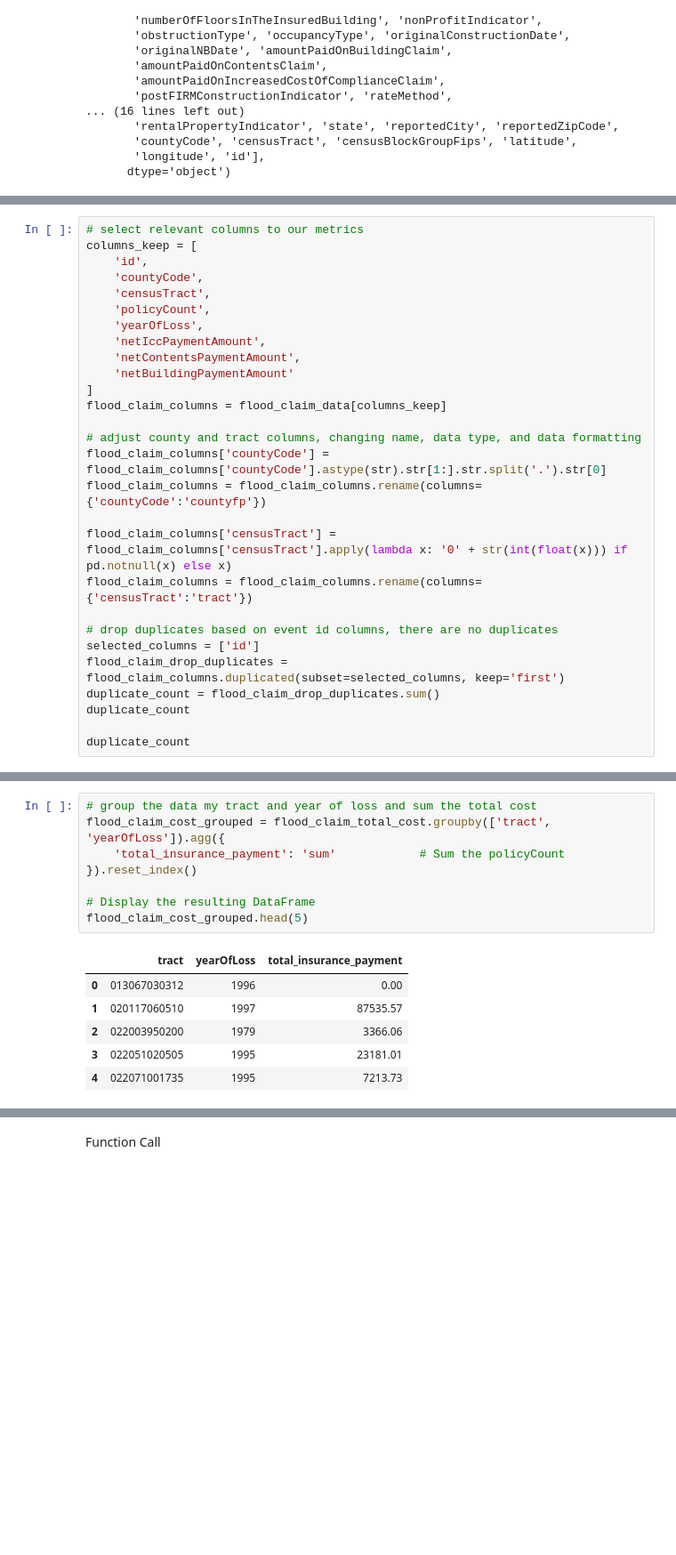
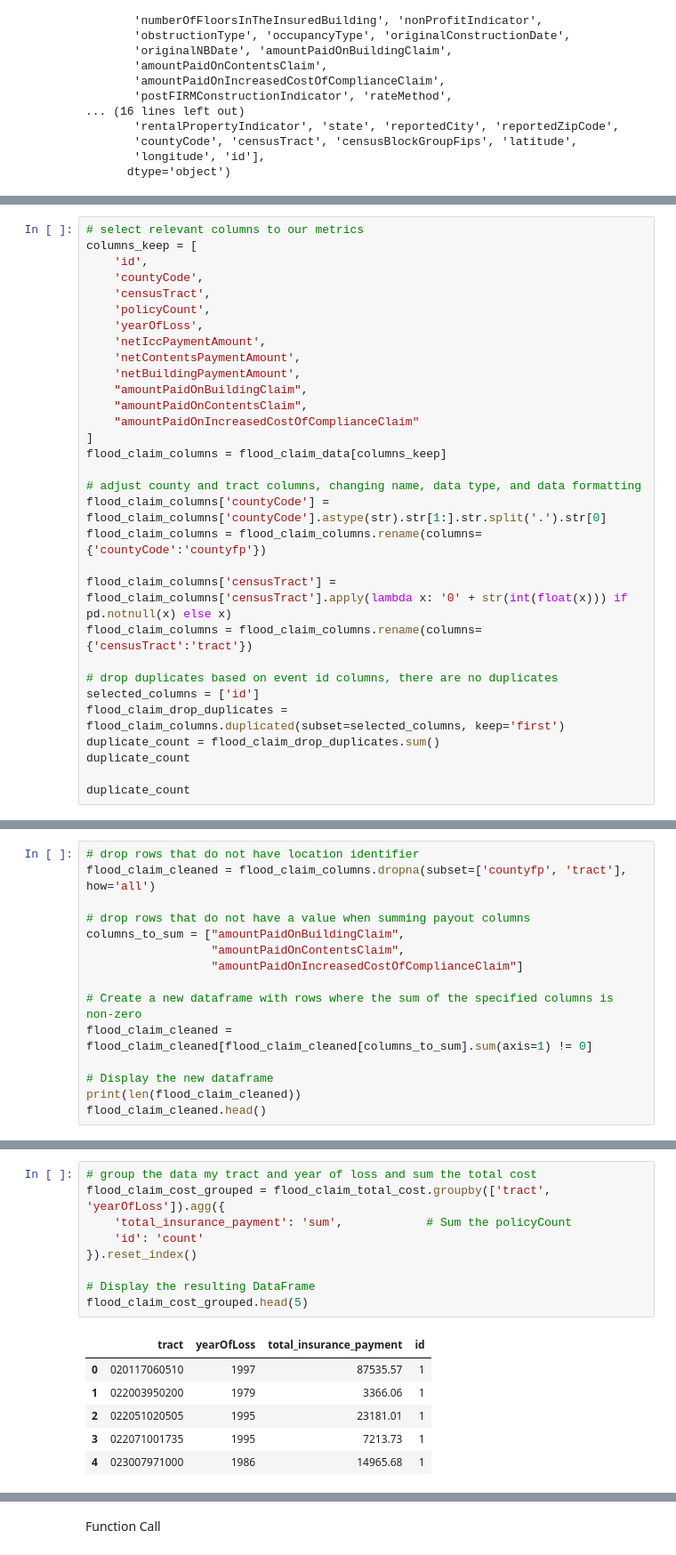
Before and after one commit to Eagle-Rock-Analytics/carb-climate-index, a Jupyter notebook: scripts/data_metric_calc/climate_flood_claims.ipynb, the cells around one changed output, grey strips where cells are left out. Shown at 89% size. Saved outputs shown, nothing was run; the diff lists cells and outputs as text; blank space fills up the shorter version.

Commit message:
update payout metric and dropped claim count metric. Metadata and function call updated

```diff
--- a/scripts/data_metric_calc/climate_flood_claims.ipynb
+++ b/scripts/data_metric_calc/climate_flood_claims.ipynb
@@ -74,7 +73,10 @@ columns_keep = [
     'yearOfLoss',
     'netIccPaymentAmount',
     'netContentsPaymentAmount',
-    'netBuildingPaymentAmount'
+    'netBuildingPaymentAmount',
+    "amountPaidOnBuildingClaim",
+    "amountPaidOnContentsClaim",
+    "amountPaidOnIncreasedCostOfComplianceClaim"
 ]
 flood_claim_columns = flood_claim_data[columns_keep]
 
@@ -126,0 +97,15 @@ array([  1,  10,  39,   5,   4,  15,   9,   6,  21,  25,  32,   2,   8,
+# %%
+# drop rows that do not have location identifier
+flood_claim_cleaned = flood_claim_columns.dropna(subset=['countyfp', 'tract'], how='all')
+
+# drop rows that do not have a value when summing payout columns
+columns_to_sum = ["amountPaidOnBuildingClaim",
+                  "amountPaidOnContentsClaim",
+                  "amountPaidOnIncreasedCostOfComplianceClaim"]
+
+# Create a new dataframe with rows where the sum of the specified columns is non-zero
+flood_claim_cleaned = flood_claim_cleaned[flood_claim_cleaned[columns_to_sum].sum(axis=1) != 0]
+
+# Display the new dataframe
+print(len(flood_claim_cleaned))
+flood_claim_cleaned.head()
@@ -254,18 +141,19 @@ flood_claim_total_cost
 # %%
 # group the data my tract and year of loss and sum the total cost
 flood_claim_cost_grouped = flood_claim_total_cost.groupby(['tract', 'yearOfLoss']).agg({
-    'total_insurance_payment': 'sum'            # Sum the policyCount
+    'total_insurance_payment': 'sum',            # Sum the policyCount
+    'id': 'count'
 }).reset_index()
 
 # Display the resulting DataFrame
 flood_claim_cost_grouped.head(5)
 # %% [output]
-|  | tract | yearOfLoss | total_insurance_payment |
-| 0 | 013067030312 | 1996 | 0.00 |
-| 1 | 020117060510 | 1997 | 87535.57 |
-| 2 | 022003950200 | 1979 | 3366.06 |
-| 3 | 022051020505 | 1995 | 23181.01 |
-| 4 | 022071001735 | 1995 | 7213.73 |
+|  | tract | yearOfLoss | total_insurance_payment | id |
+| 0 | 020117060510 | 1997 | 87535.57 | 1 |
+| 1 | 022003950200 | 1979 | 3366.06 | 1 |
+| 2 | 022051020505 | 1995 | 23181.01 | 1 |
+| 3 | 022071001735 | 1995 | 7213.73 | 1 |
+| 4 | 023007971000 | 1986 | 14965.68 | 1 |
 # %%
 # Group by countyCode and calculate the mean for total_insurance_payment
 county_cost_averages = flood_claim_cost_grouped.groupby('tract').agg({
```
Also changed, not shown: parts of 31 cells of this notebook.
